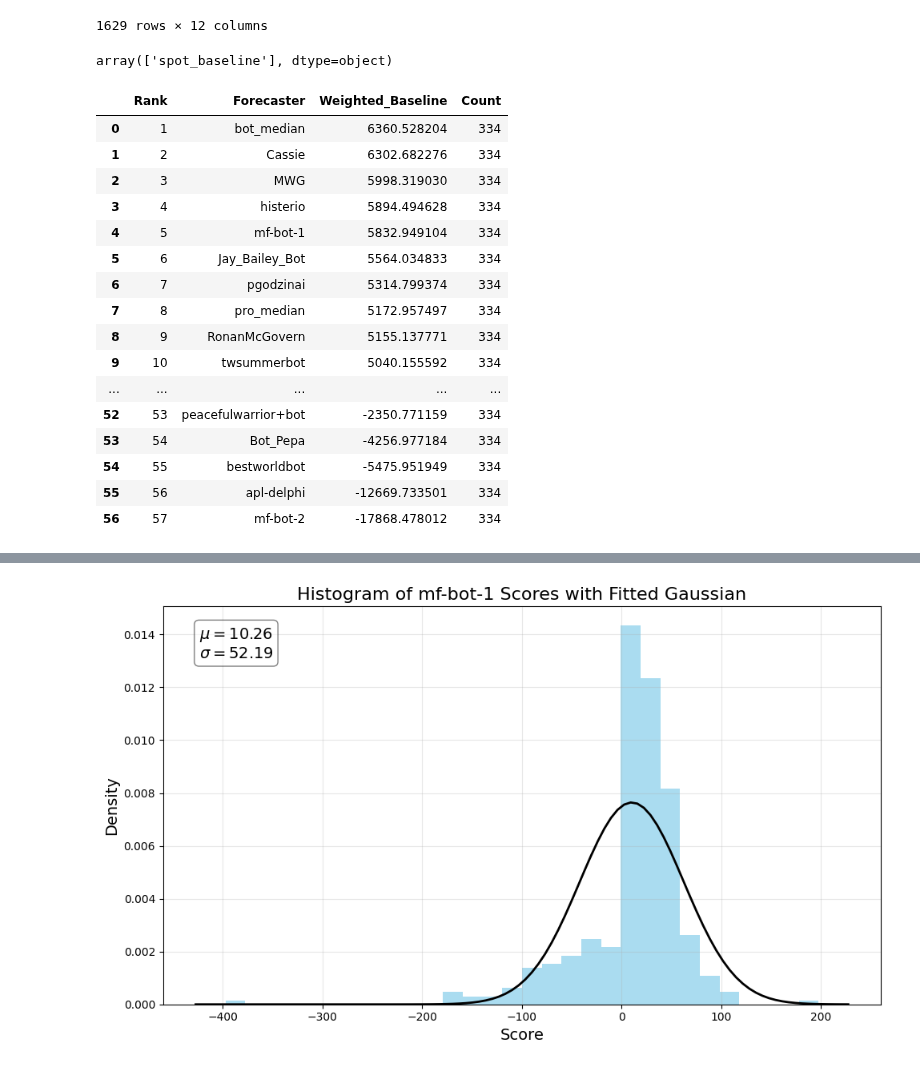
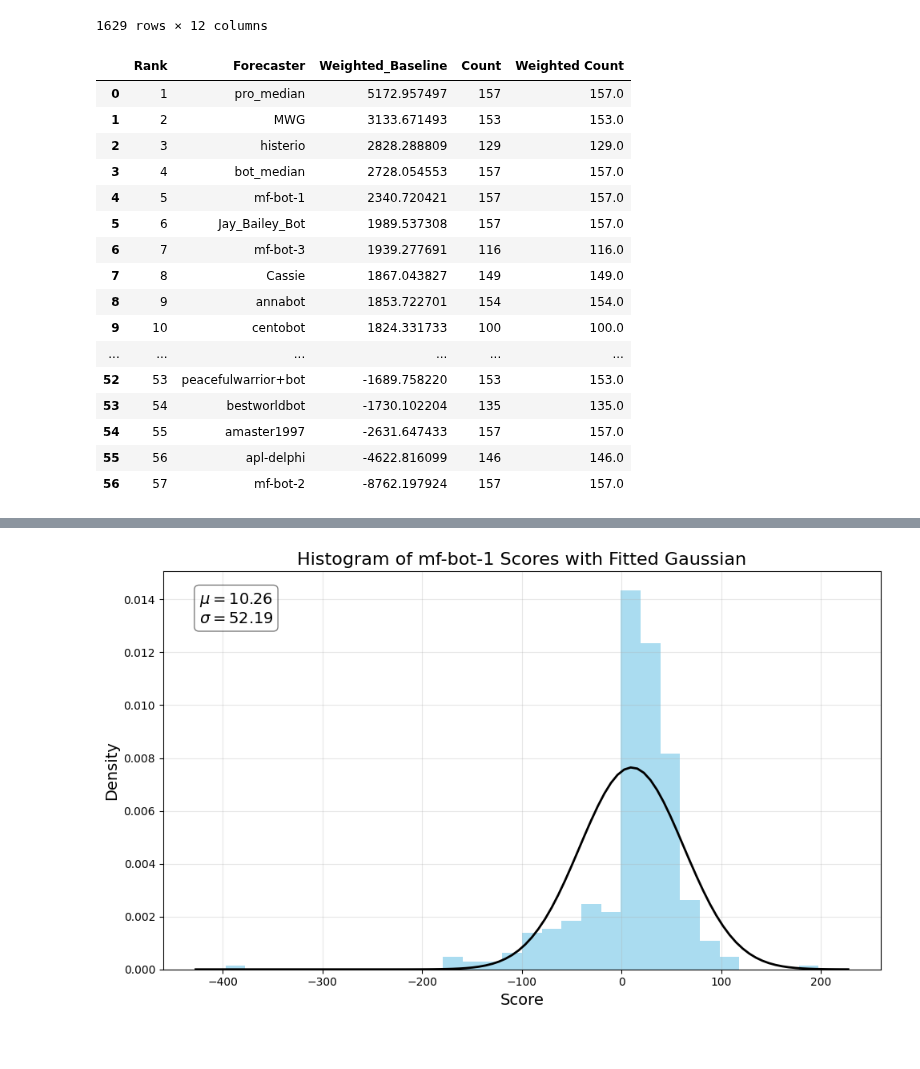
Before and after one commit to Metaculus/aib-analysis, a Jupyter notebook: Copy_of_AI_BENCHMARKING_LEADERBOARDS.ipynb, the cells around one changed output, grey strips where cells are left out. Drawn from its saved outputs; the diff is of its cells as text; code cells hidden in the pictures.

```diff
--- a/Copy_of_AI_BENCHMARKING_LEADERBOARDS.ipynb
+++ b/Copy_of_AI_BENCHMARKING_LEADERBOARDS.ipynb
@@ -760,13 +710,6 @@ df_pro_scores
 | 1627 | 28065 | pro_median | Will AfD's vote share be less tha... | 2024-09-10 13:43:02.314214+00 | 120160 | 67.807191 | spot_baseline | no | ... |
 | 1628 | 28066 | pro_median | Will the lithium carbonate (CNY/T... | 2024-09-10 13:43:02.513449+00 | 120160 | 13.750352 | spot_baseline | no | ... |
 1629 rows × 12 columns
-# %%
-# score types
-df_pro_scores['score_type'].unique()
-
-# TK: Make spot baseline scores; need to fetch predictions
-# %% [output]
-array(['spot_baseline'], dtype=object)
 # %%
 # Rename question_id to pro_question_id in df_pro_baseline and filter to only baseline score_type
 df_pro_baseline = df_pro_scores.rename(columns={'question_id': 'pro_question_id'})[df_pro_scores['score_type'] == 'spot_baseline']
@@ -791,10 +749,8 @@ df_pro_bot_baseline_weights = pd.merge(
     how='left'
 )
 
-df_pro_bot_baseline_weights = df_pro_bot_baseline_weights.fillna(0) # TK MAKE SURE THIS IS OK
-
-# Cast weights as numeric
-df_pro_bot_baseline_weights['question_weight'] = pd.to_numeric(df_pro_bot_baseline_weights['question_weight'], errors='coerce')
+# Remove rows where pro_question_id is NaN (only want overlapping questions here)
+df_pro_bot_baseline_weights = df_pro_bot_baseline_weights.dropna(subset=['pro_question_id'])
 
 # Create a list of columns to keep
 forecaster_cols = ['pro_median'] + [col for col in df_pro_bot_baseline_weights.columns if col in all_bots]
@@ -804,53 +760,56 @@ df_filtered = df_pro_bot_baseline_weights[forecaster_cols]
 forecaster_scores = df_filtered.sum()
 forecaster_weighted_scores = df_filtered.mul(df_pro_bot_baseline_weights['question_weight'], axis=0).sum()
 
 question_counts = df_filtered.notna().sum()
+question_weighted_counts = df_filtered.notna().mul(df_pro_bot_baseline_weights['question_weight'], axis=0).sum()
 
 # Create a DataFrame for the leaderboard
 leaderboard = pd.DataFrame({
     'Forecaster': forecaster_scores.index,
     'Baseline': forecaster_scores.values,
     'Count': question_counts.values
 })
 
 # Create a DataFrame for the leaderboard
 weighted_leaderboard = pd.DataFrame({
     'Forecaster': forecaster_weighted_scores.index,
     'Weighted_Baseline': forecaster_weighted_scores.values,
-    'Count': question_counts.values
+    'Count': question_counts.values,
+    'Weighted Count': question_weighted_counts.values
 })
 
 # Sort the leaderboard by score in descending order
 leaderboard = leaderboard.sort_values('Baseline', ascending=False).reset_index(drop=True)
 weighted_leaderboard = weighted_leaderboard.sort_values('Weighted_Baseline', ascending=False).reset_index(drop=True)
 
 # Add a 'Rank' column
 leaderboard['Rank'] = leaderboard.index + 1
 weighted_leaderboard['Rank'] = weighted_leaderboard.index + 1
 
 # Reorder columns to have Rank first
 leaderboard = leaderboard[['Rank', 'Forecaster', 'Baseline', 'Count']]
-weighted_leaderboard = weighted_leaderboard[['Rank', 'Forecaster', 'Weighted_Baseline', 'Count']]
+weighted_leaderboard = weighted_leaderboard[['Rank', 'Forecaster', 'Weighted_Baseline', 'Count', 'Weighted Count']]
 
-weighted_leaderboard
+#leaderboard
+weighted_leaderboard # TK: ARGH THE WEIGHTS
 # %% [output]
-|  | Rank | Forecaster | Weighted_Baseline | Count |
-| 0 | 1 | bot_median | 6360.528204 | 334 |
-| 1 | 2 | Cassie | 6302.682276 | 334 |
-| 2 | 3 | MWG | 5998.319030 | 334 |
-| 3 | 4 | histerio | 5894.494628 | 334 |
-| 4 | 5 | mf-bot-1 | 5832.949104 | 334 |
-| 5 | 6 | Jay_Bailey_Bot | 5564.034833 | 334 |
-| 6 | 7 | pgodzinai | 5314.799374 | 334 |
-| 7 | 8 | pro_median | 5172.957497 | 334 |
-| 8 | 9 | RonanMcGovern | 5155.137771 | 334 |
-| 9 | 10 | twsummerbot | 5040.155592 | 334 |
-| ... | ... | ... | ... | ... |
-| 52 | 53 | peacefulwarrior+bot | -2350.771159 | 334 |
-| 53 | 54 | Bot_Pepa | -4256.977184 | 334 |
-| 54 | 55 | bestworldbot | -5475.951949 | 334 |
-| 55 | 56 | apl-delphi | -12669.733501 | 334 |
-| 56 | 57 | mf-bot-2 | -17868.478012 | 334 |
+|  | Rank | Forecaster | Weighted_Baseline | Count | Weighted Count |
+| 0 | 1 | pro_median | 5172.957497 | 157 | 157.0 |
+| 1 | 2 | MWG | 3133.671493 | 153 | 153.0 |
+| 2 | 3 | histerio | 2828.288809 | 129 | 129.0 |
+| 3 | 4 | bot_median | 2728.054553 | 157 | 157.0 |
+| 4 | 5 | mf-bot-1 | 2340.720421 | 157 | 157.0 |
+| 5 | 6 | Jay_Bailey_Bot | 1989.537308 | 157 | 157.0 |
+| 6 | 7 | mf-bot-3 | 1939.277691 | 116 | 116.0 |
+| 7 | 8 | Cassie | 1867.043827 | 149 | 149.0 |
+| 8 | 9 | annabot | 1853.722701 | 154 | 154.0 |
+| 9 | 10 | centobot | 1824.331733 | 100 | 100.0 |
+| ... | ... | ... | ... | ... | ... |
+| 52 | 53 | peacefulwarrior+bot | -1689.758220 | 153 | 153.0 |
+| 53 | 54 | bestworldbot | -1730.102204 | 135 | 135.0 |
+| 54 | 55 | amaster1997 | -2631.647433 | 157 | 157.0 |
+| 55 | 56 | apl-delphi | -4622.816099 | 146 | 146.0 |
+| 56 | 57 | mf-bot-2 | -8762.197924 | 157 | 157.0 |
 # %%
 # @title function t_critical_value
 
```
Also changed, not shown: parts of 10 cells of this notebook.
